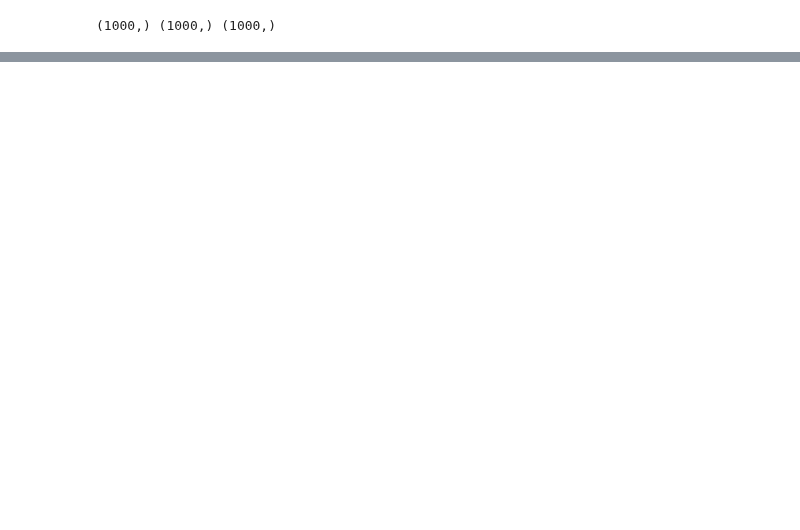
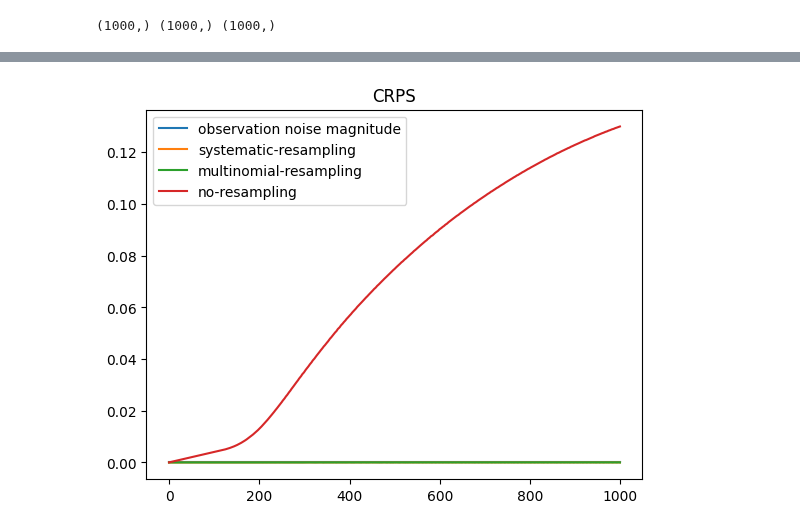
Before and after one commit to jameswoodfield/Particle_Filter, a Jupyter notebook: Example_4_KdV_ensemble_with_error.ipynb, the cells around one changed output, grey strips where cells are left out. Cells and saved outputs as stored; diff of their text form; code cells hidden in the pictures; blank space fills up the shorter version.

```diff
--- a/Example_4_KdV_ensemble_with_error.ipynb
+++ b/Example_4_KdV_ensemble_with_error.ipynb
@@ -219,0 +224,10 @@ plt.show()
+# %%
+plt.title('CRPS')
+plt.plot(observation_noise*jnp.ones_like(crps_systematic),label=f'observation noise magnitude')
+plt.plot(crps_systematic,label=f'systematic-resampling')
+plt.plot(crps_multinomial,label=f'multinomial-resampling')
+plt.plot(crps_no_resampling,label=f'no-resampling')
+plt.legend()
+plt.show()
+# %% [output]
+[figure, added]
```
Also changed, not shown: parts of 12 cells of this notebook.
